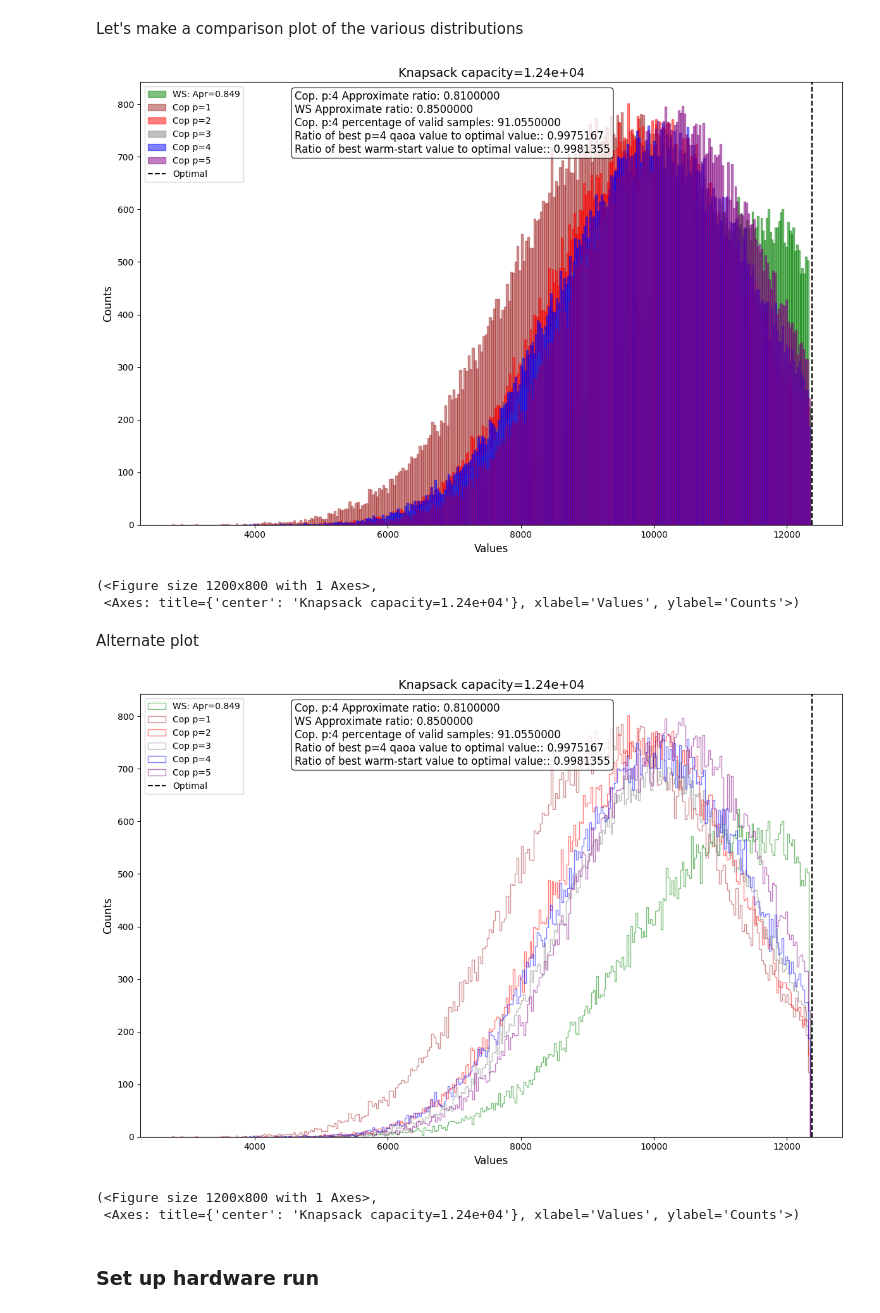
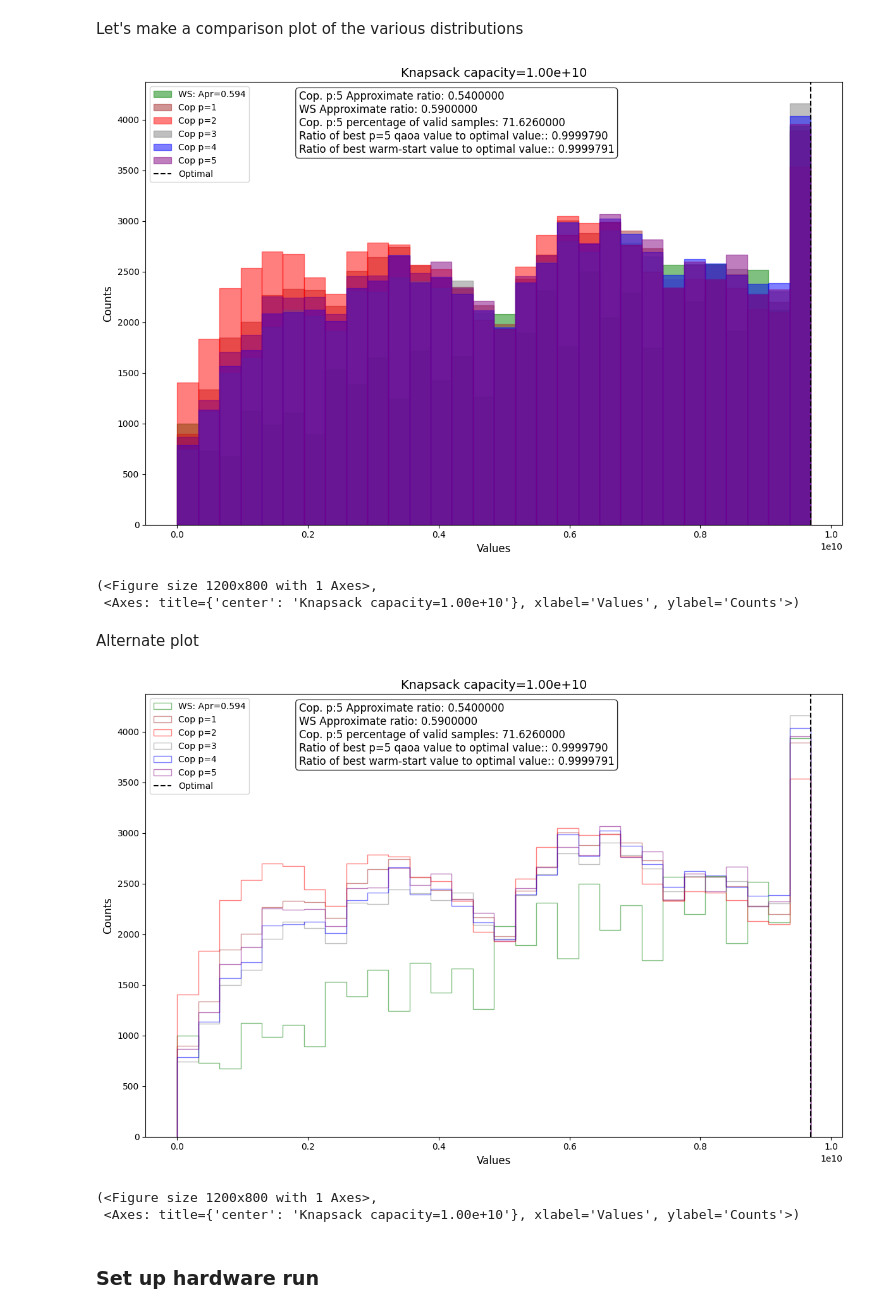
Before and after one commit to jhoule42/xQAOA_unit_commitment, a Jupyter notebook: demo.ipynb, the cells around one changed output. Saved outputs shown, nothing was run; the diff lists cells and outputs as text; code cells hidden in the pictures.

Commit message:
demo for from_hard_paper_instance redone with new optimization loop
Here, k=8 was used and the number of shots in training was kept at 20k

```diff
--- a/demo.ipynb
+++ b/demo.ipynb
@@ -680,5 +642,6 @@ def interpolate_initialize(
 # %%
 from scipy.optimize import minimize
+from typing import Tuple
 from qiskit.circuit.parameter import Parameter
 
 layers=5
@@ -696,12 +659,43 @@ def cost_to_minimize(params:list, qc:QuantumCircuit):
     _,cost = sampler_based_optimizer(circ, capacity=capacity, shots=shots)
     return -cost
 
+
+
+def interpolate_initialize(
+    opt_gamma: np.ndarray, opt_beta: np.ndarray, p_new: int
+) -> Tuple[np.ndarray]:
+    """
+    Interpolates QAOA parameters to a higher depth with scaling.
+
+
+
+    Parameters:
+        opt_gamma (np.ndarray): Optimized gamma parameters from depth p.
+        opt_beta (np.ndarray): Optimized beta parameters from depth p.
+        p_new (int): New depth for interpolation.
+
+    Returns:
+        new_gamma (np.ndarray): Interpolated gamma parameters for depth p_new.
+        new_beta (np.ndarray): Interpolated beta parameters for depth p_new.
+    """
+    p_old = len(opt_gamma)
+
+    # Create evenly spaced points for old and new depths
+    x_old = np.linspace(0, 1, p_old)
+    x_new = np.linspace(0, 1, p_new)
+
+    # Interpolate gamma and beta with scaling
+    new_gamma = np.interp(x_new, x_old, opt_gamma)
+    new_beta = np.interp(x_new, x_old, opt_beta)
+
+    return new_gamma, new_beta
+
 p_values=[1, 2, 3, 4, 5]
 p_final = p_values[-1]
 results = {}
 qc = QuantumCircuit(n)
 qc = initialize_warm_start_distribution(qc, qubit_ordered_distribution)
-opt_beta, opt_gamma = ([2.99303934], [0.35061873]) # intitial values calculated earlier.
+opt_beta, opt_gamma = ([2.75412807], [0.30202833]) # intitial values calculated earlier.
 for i,p in enumerate(p_values):
         results[p] = {}
         init_params = np.concatenate((opt_beta, opt_gamma))
@@ -730,7 +724,7 @@ for i,p in enumerate(p_values):
                 results[p]["gamma"], results[p]["beta"], p_values[i + 1]
             )
 
-# Old loop below
+# Old optimization method below
 # def __optimization_loop__(qc, max_iter=max_iter):
 #     x_vals= []
 #     y_vals = []
@@ -1038,40 +1025,40 @@ data_dict = {
    f"Cop p={3}": dict_bit_values_at_different_p["p = 2"],
    f"Cop p={4}": dict_bit_values_at_different_p["p = 3"],
    f"Cop p={5}": dict_bit_values_at_different_p["p = 4"]
 }
 # Custom colors
 colors = {
  #  f"Random: Apr={norm_approx_ratio_rand:.2f}": "yellow",
    f"WS: Apr={approx_ratio_ws:.3f}": 'green',
    f"Cop p={1}": "brown",
    f"Cop p={2}": "red",
    f"Cop p={3}": "grey",
    f"Cop p={4}": "blue",
    f"Cop p={5}": "purple"
 }
 # Annotations
 annotations = {
-    f'Cop. p:{layers-1} Approximate ratio': np.round(approx_ratio_qaoa, 2),
+    f'Cop. p:{layers} Approximate ratio': np.round(approx_ratio_qaoa, 2),
     f'WS Approximate ratio': np.round(approx_ratio_ws, 2),
-    f'Cop. p:{layers-1} percentage of valid samples': 100*(valid_shots_qaoa/shots),
-    f'Ratio of best p=4 qaoa value to optimal value:': np.round(best_value/optimal_value, decimals=7),
+    f'Cop. p:{layers} percentage of valid samples': 100*(valid_shots_qaoa/shots),
+    f'Ratio of best p={layers} qaoa value to optimal value:': np.round(best_value/optimal_value, decimals=7),
     f'Ratio of best warm-start value to optimal value:': np.round(best_value_ws/optimal_value, decimals=7),
     }
 plot_multiple_distributions(
     data_dict=data_dict,
     min_cost=optimal_value,
     colors=colors,
-    nb_bins=300,
+    nb_bins=30,
     log=False,
     annotations=annotations,
     figsize=(12, 8),
     hist_type='bar',
     title=f"Knapsack capacity={format(capacity, '.2e')}"
 )
 # %% [output]
-[figure, old version]
+[figure, new version]
 (<Figure size 1200x800 with 1 Axes>,
- <Axes: title={'center': 'Knapsack capacity=1.24e+04'}, xlabel='Values', ylabel='Counts'>)
+ <Axes: title={'center': 'Knapsack capacity=1.00e+10'}, xlabel='Values', ylabel='Counts'>)
 # %% [markdown]
 Alternate plot
 # %%
@@ -1079,7 +1066,7 @@ plot_multiple_distributions(
     data_dict=data_dict,
     min_cost=optimal_value,
     colors=colors,
-    nb_bins=300,
+    nb_bins=30,
     log=False,
     annotations=annotations,
     figsize=(12, 8),
@@ -1087,9 +1074,9 @@ plot_multiple_distributions(
     title=f"Knapsack capacity={format(capacity, '.2e')}"
 )
 # %% [output]
-[figure, old version]
+[figure, new version]
 (<Figure size 1200x800 with 1 Axes>,
- <Axes: title={'center': 'Knapsack capacity=1.24e+04'}, xlabel='Values', ylabel='Counts'>)
+ <Axes: title={'center': 'Knapsack capacity=1.00e+10'}, xlabel='Values', ylabel='Counts'>)
 # %% [markdown]
 ### Set up hardware run
 # %% [markdown]
```
Also changed, not shown: parts of 21 cells of this notebook.
